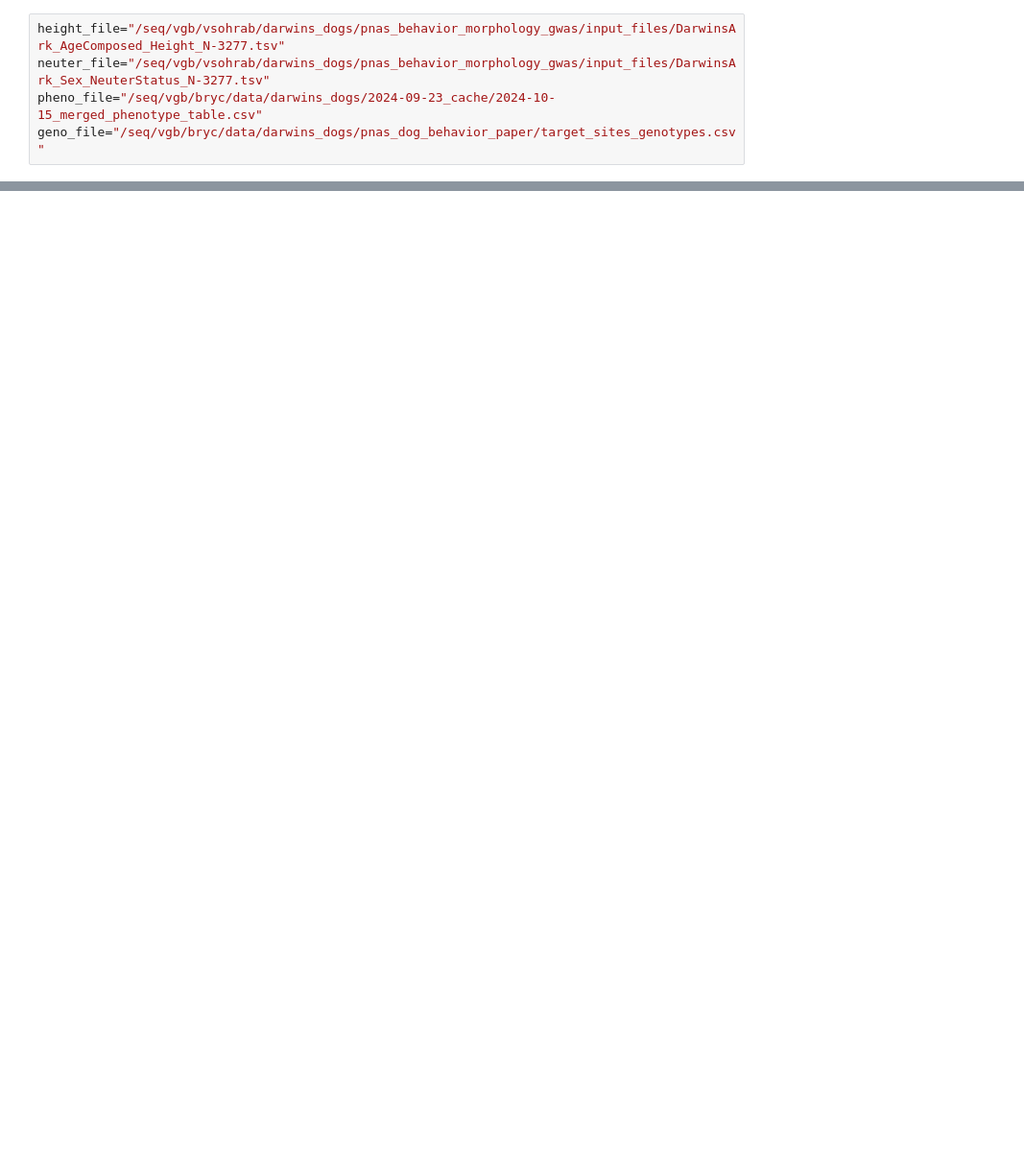
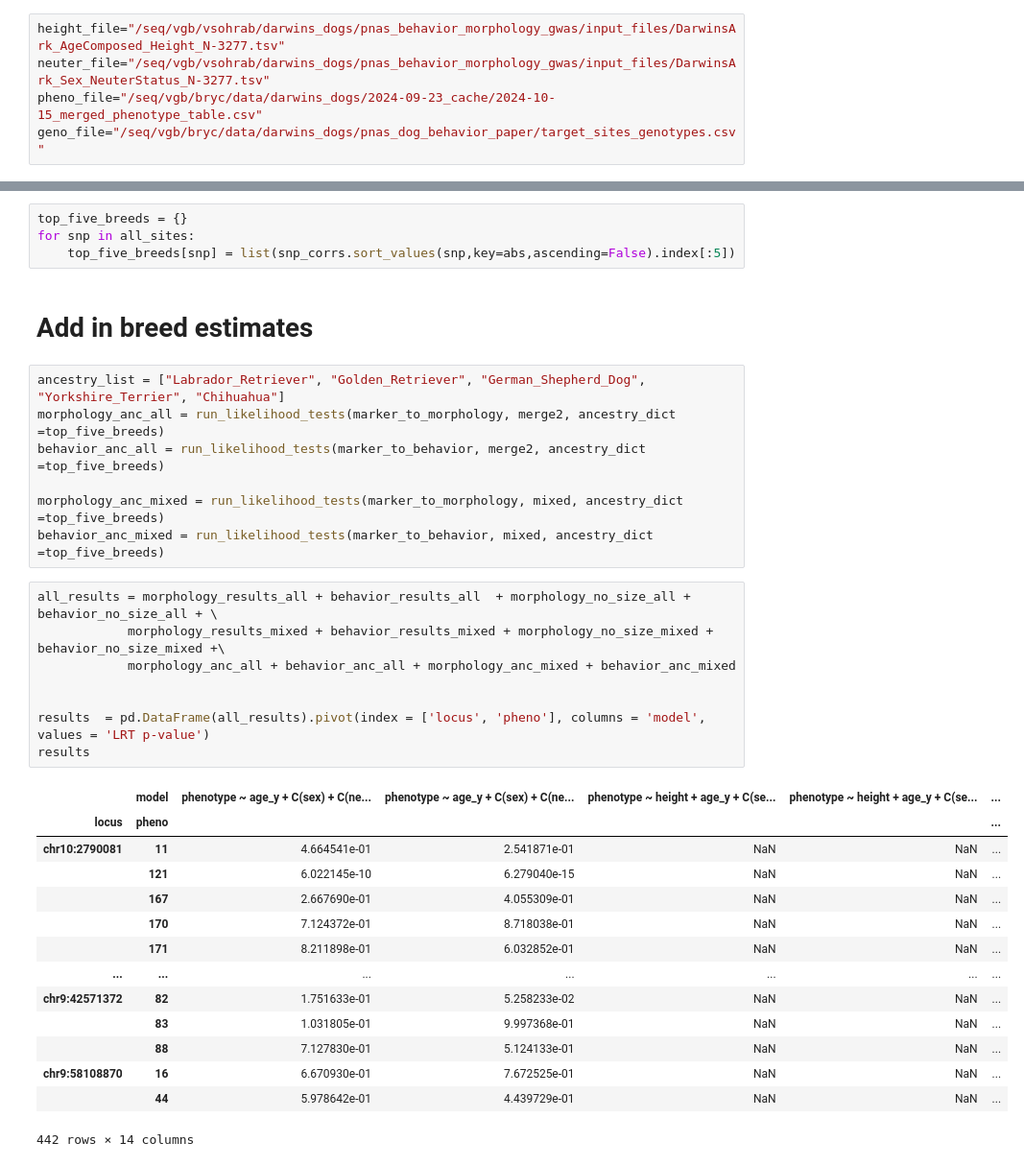
Before and after one commit to broadinstitute/dog_behavioral_gwas_paper, a Jupyter notebook: notebooks/run_predictions.ipynb, the cells around one changed output, grey strips where cells are left out. Shown: that part at 96% size. Saved outputs shown, nothing was run; the diff lists cells and outputs as text; blank space fills up the shorter version.

Commit message:
more SNPs, use top ancestries, fix height predictions

```diff
--- a/notebooks/run_predictions.ipynb
+++ b/notebooks/run_predictions.ipynb
@@ -108,0 +181,36 @@ plt.savefig("snp_correlation_with_breed.png", dpi=300)
+# %%
+top_five_breeds = {}
+for snp in all_sites:
+    top_five_breeds[snp] = list(snp_corrs.sort_values(snp,key=abs,ascending=False).index[:5])
+# %% [markdown]
+# Add in breed estimates
+# %%
+ancestry_list = ["Labrador_Retriever", "Golden_Retriever", "German_Shepherd_Dog", "Yorkshire_Terrier", "Chihuahua"]
+morphology_anc_all = run_likelihood_tests(marker_to_morphology, merge2, ancestry_dict =top_five_breeds)
+behavior_anc_all = run_likelihood_tests(marker_to_behavior, merge2, ancestry_dict =top_five_breeds)
+
+morphology_anc_mixed = run_likelihood_tests(marker_to_morphology, mixed, ancestry_dict =top_five_breeds)
+behavior_anc_mixed = run_likelihood_tests(marker_to_behavior, mixed, ancestry_dict =top_five_breeds)
+# %%
+all_results = morphology_results_all + behavior_results_all  + morphology_no_size_all + behavior_no_size_all + \
+            morphology_results_mixed + behavior_results_mixed + morphology_no_size_mixed + behavior_no_size_mixed +\
+            morphology_anc_all + behavior_anc_all + morphology_anc_mixed + behavior_anc_mixed
+
+
+results  = pd.DataFrame(all_results).pivot(index = ['locus', 'pheno'], columns = 'model', values = 'LRT p-value')
+results
+# %% [output]
+|  | model | phenotype ~ age_y + C(sex) + C(ne... | phenotype ~ age_y + C(sex) + C(ne... | phenotype ~ height + age_y + C(se... | phenotype ~ height + age_y + C(se... | ... |
+| locus | pheno |  |  |  |  | ... |
+| chr10:2790081 | 11 | 4.664541e-01 | 2.541871e-01 | NaN | NaN | ... |
+|  | 121 | 6.022145e-10 | 6.279040e-15 | NaN | NaN | ... |
+|  | 167 | 2.667690e-01 | 4.055309e-01 | NaN | NaN | ... |
+|  | 170 | 7.124372e-01 | 8.718038e-01 | NaN | NaN | ... |
+|  | 171 | 8.211898e-01 | 6.032852e-01 | NaN | NaN | ... |
+| ... | ... | ... | ... | ... | ... | ... |
+| chr9:42571372 | 82 | 1.751633e-01 | 5.258233e-02 | NaN | NaN | ... |
+|  | 83 | 1.031805e-01 | 9.997368e-01 | NaN | NaN | ... |
+|  | 88 | 7.127830e-01 | 5.124133e-01 | NaN | NaN | ... |
+| chr9:58108870 | 16 | 6.670930e-01 | 7.672525e-01 | NaN | NaN | ... |
+|  | 44 | 5.978642e-01 | 4.439729e-01 | NaN | NaN | ... |
+442 rows × 14 columns
```
Also changed, not shown: parts of 24 cells of this notebook, 4 other files.
